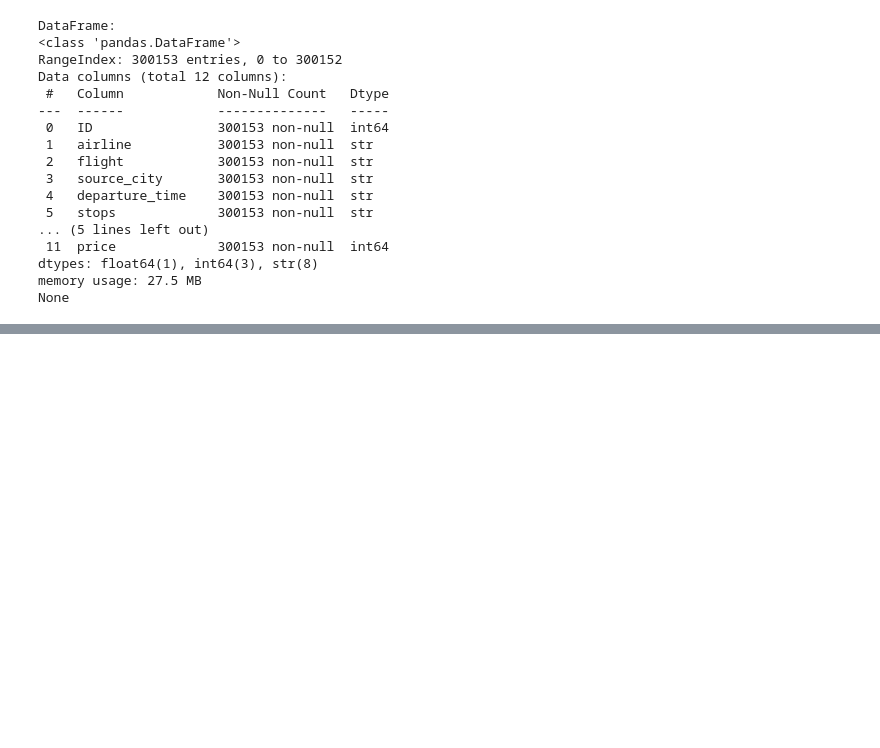
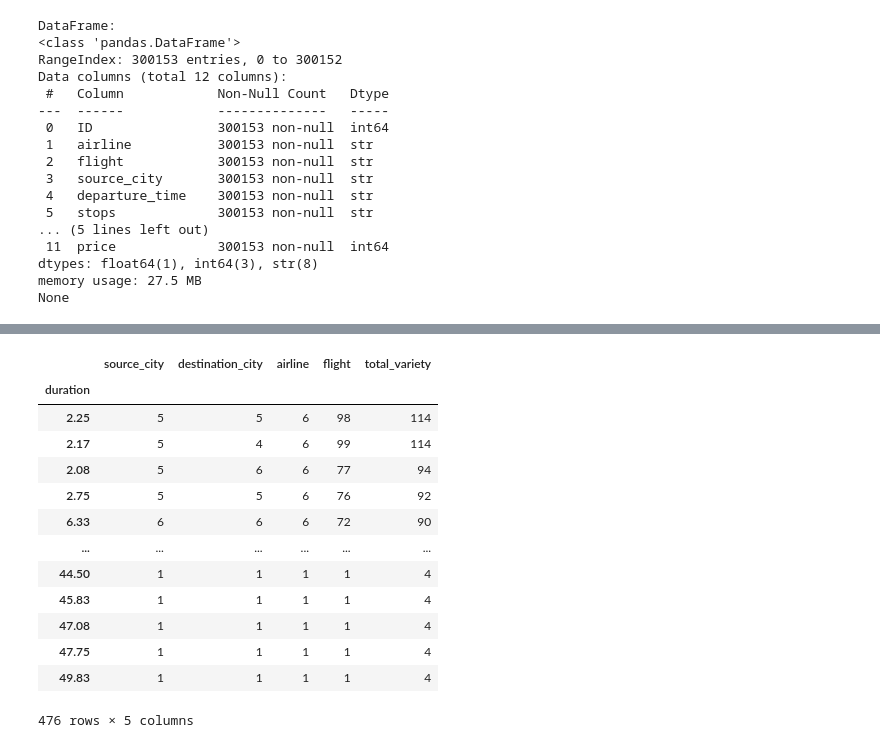
Before and after one commit to bradley-black/Flight-Data-Predictions, a Jupyter notebook: main.ipynb, the cells around one changed output, grey strips where cells are left out. Saved outputs shown, nothing was run; the diff lists cells and outputs as text; code cells hidden in the pictures; blank space fills up the shorter version.

Commit message:
Added more analysis on the flight data

```diff
--- a/main.ipynb
+++ b/main.ipynb
@@ -22,3 +1,25 @@ df = df.rename(columns={"Unnamed: 0": "ID"})
+# %%
+# Install dependencies as needed:
+# pip install kagglehub[pandas-datasets]
+import kagglehub
+from kagglehub import KaggleDatasetAdapter
+
+# Set the path to the file you'd like to load
+file_path = "Clean_Dataset.csv"
+
+# Load the latest version
+df = kagglehub.dataset_load(
+  KaggleDatasetAdapter.PANDAS,
+  "shubhambathwal/flight-price-prediction",
+  file_path,
+  # Provide any additional arguments like
+  # sql_query or pandas_kwargs. See the
+  # documenation for more information:
+  # https://github.com/Kaggle/kagglehub/blob/main/README.md#kaggledatasetadapterpandas
+)
+
+df = df.rename(columns={"Unnamed: 0": "ID"})
+df["route"] = df["source_city"] + " -> " + df["destination_city"]
 # %%
 print("First 5 records:")
 print(df.head())
@@ -132,0 +165,20 @@ print(unique_flights.info())
+# %%
+df.groupby('duration')[['source_city', 'destination_city', 'airline', 'flight']] \
+  .nunique() \
+  .assign(total_variety=lambda x: x.sum(axis=1)) \
+  .sort_values('total_variety', ascending=False)
+# %% [output]
+|  | source_city | destination_city | airline | flight | total_variety |
+| duration |  |  |  |  |  |
+| 2.25 | 5 | 5 | 6 | 98 | 114 |
+| 2.17 | 5 | 4 | 6 | 99 | 114 |
+| 2.08 | 5 | 6 | 6 | 77 | 94 |
+| 2.75 | 5 | 5 | 6 | 76 | 92 |
+| 6.33 | 6 | 6 | 6 | 72 | 90 |
+| ... | ... | ... | ... | ... | ... |
+| 44.50 | 1 | 1 | 1 | 1 | 4 |
+| 45.83 | 1 | 1 | 1 | 1 | 4 |
+| 47.08 | 1 | 1 | 1 | 1 | 4 |
+| 47.75 | 1 | 1 | 1 | 1 | 4 |
+| 49.83 | 1 | 1 | 1 | 1 | 4 |
+476 rows × 5 columns
```
Also changed, not shown: parts of 37 cells of this notebook.
